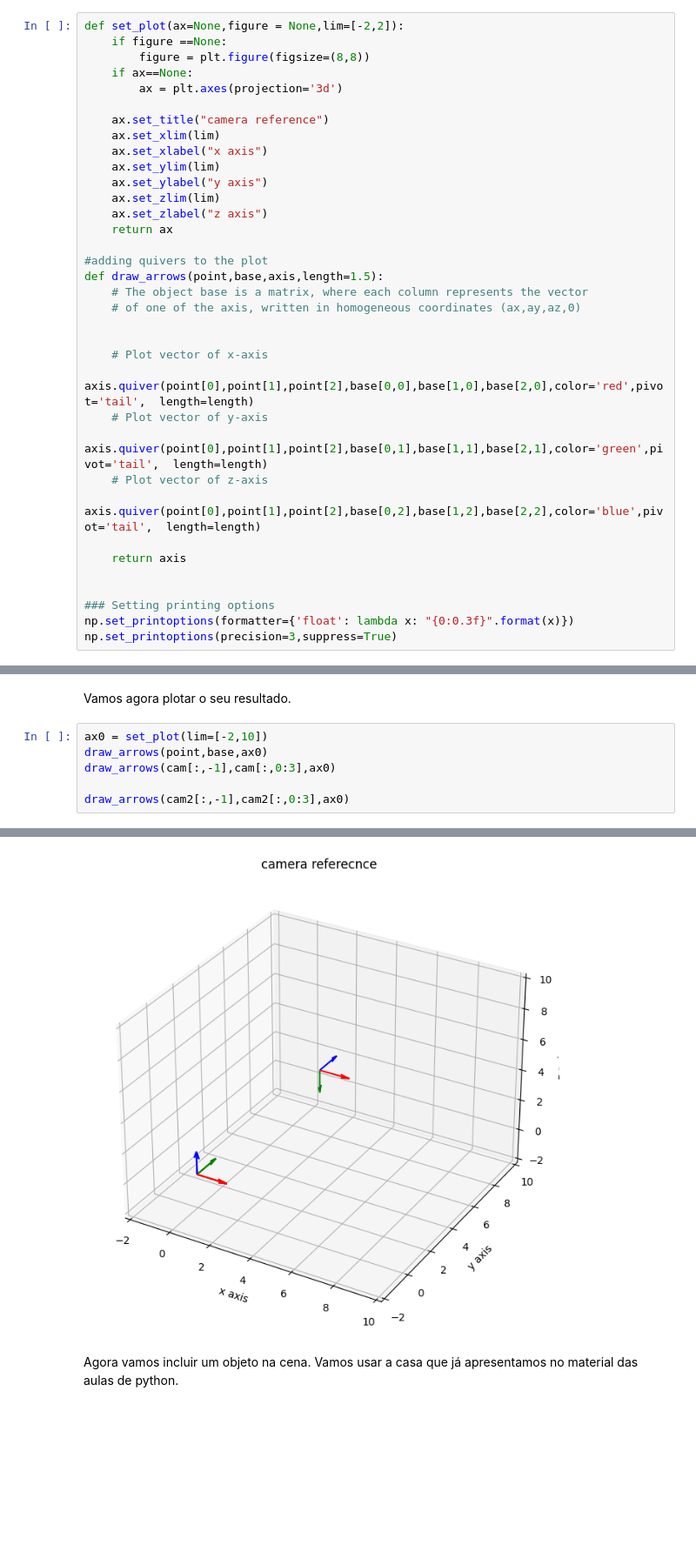
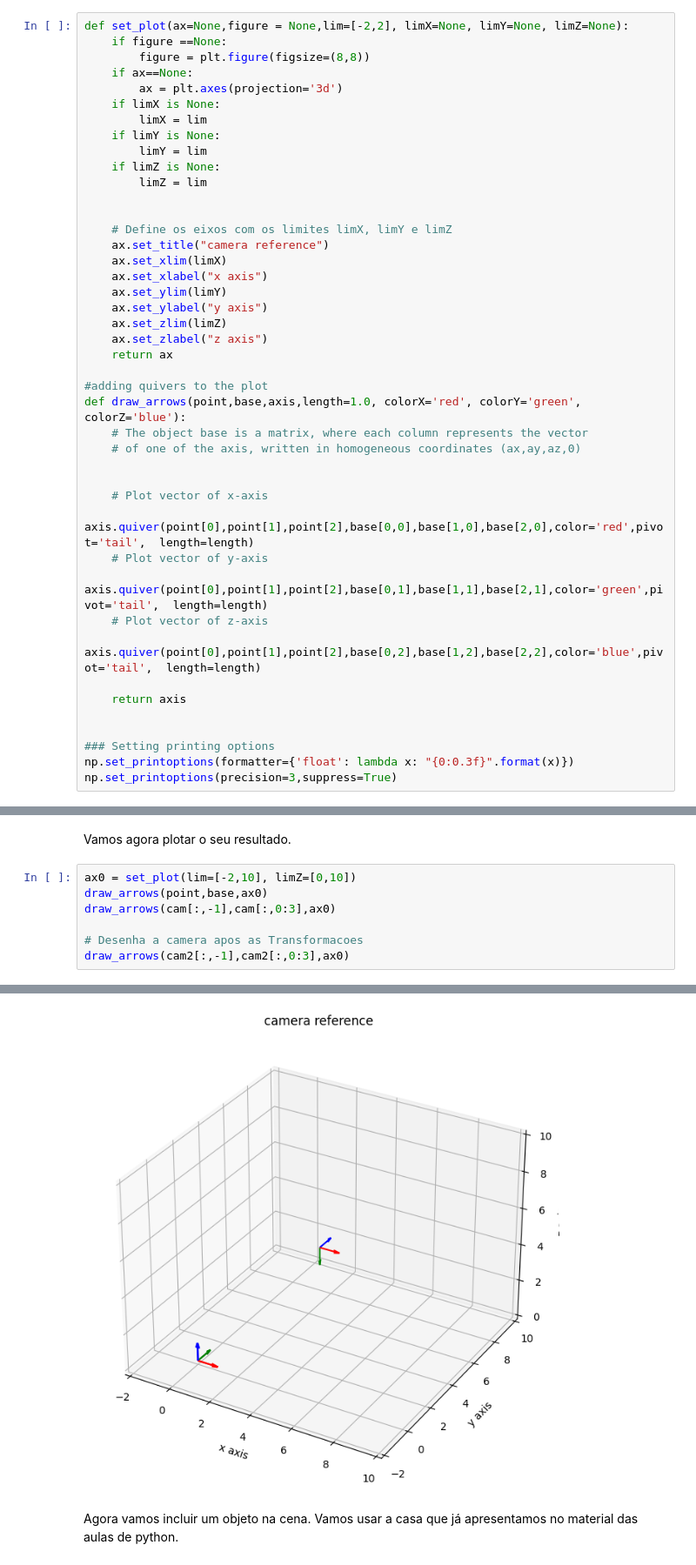
Before and after one commit to MauricioPimenta/ComputerVision, a Jupyter notebook: 2023.09-atividade_movimento_corpo_rigido.ipynb, the cells around one changed output, grey strips where cells are left out. Shown at 87% size. Drawn from its saved outputs; the diff is of its cells as text; blank space fills up the shorter version.

Commit message:
Mudanças na Função de Plotagem pra incluir limites personalizados para os eixos X, Y e Z

```diff
--- a/2023.09-atividade_movimento_corpo_rigido.ipynb
+++ b/2023.09-atividade_movimento_corpo_rigido.ipynb
@@ -9,23 +9,31 @@ from mpl_toolkits.mplot3d import Axes3D
 %matplotlib inline
 import numpy as np
 # %%
-def set_plot(ax=None,figure = None,lim=[-2,2]):
+def set_plot(ax=None,figure = None,lim=[-2,2], limX=None, limY=None, limZ=None):
     if figure ==None:
         figure = plt.figure(figsize=(8,8))
     if ax==None:
         ax = plt.axes(projection='3d')
+    if limX is None:
+        limX = lim
+    if limY is None:
+        limY = lim
+    if limZ is None:
+        limZ = lim
 
+
+    # Define os eixos com os limites limX, limY e limZ
     ax.set_title("camera reference")
-    ax.set_xlim(lim)
+    ax.set_xlim(limX)
     ax.set_xlabel("x axis")
-    ax.set_ylim(lim)
+    ax.set_ylim(limY)
     ax.set_ylabel("y axis")
-    ax.set_zlim(lim)
+    ax.set_zlim(limZ)
     ax.set_zlabel("z axis")
     return ax
 
 #adding quivers to the plot
-def draw_arrows(point,base,axis,length=1.5):
+def draw_arrows(point,base,axis,length=1.0, colorX='red', colorY='green', colorZ='blue'):
     # The object base is a matrix, where each column represents the vector
     # of one of the axis, written in homogeneous coordinates (ax,ay,az,0)
 
@@ -144,9 +152,10 @@ print(cam); print(); print(cam2)
 # %% [markdown]
 Vamos agora plotar o seu resultado.
 # %%
-ax0 = set_plot(lim=[-2,10])
+ax0 = set_plot(lim=[-2,10], limZ=[0,10])
 draw_arrows(point,base,ax0)
 draw_arrows(cam[:,-1],cam[:,0:3],ax0)
 
+# Desenha a camera apos as Transformacoes
 draw_arrows(cam2[:,-1],cam2[:,0:3],ax0)
 # %% [output]
@@ -154,4 +163,4 @@ draw_arrows(cam2[:,-1],cam2[:,0:3],ax0)
-[figure, old version]
+[figure, new version]
 # %% [markdown]
 Agora vamos incluir um objeto na cena. Vamos usar a casa que já apresentamos no material das aulas de python.
 # %%
```
Also changed, not shown: parts of 7 cells of this notebook.
